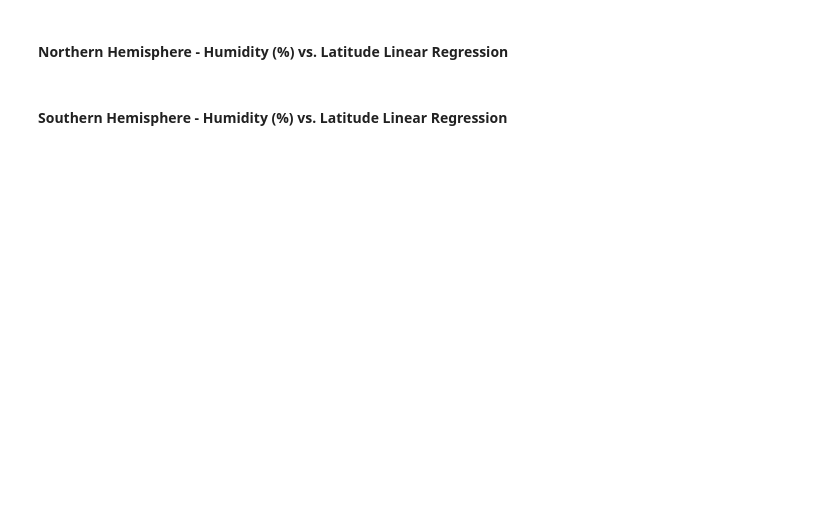
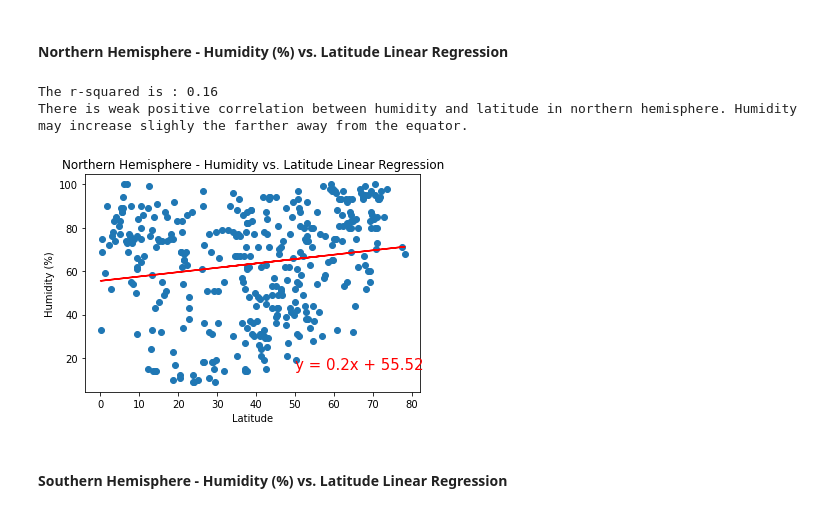
Before and after one commit to Tman2111/api_homework, a Jupyter notebook: Instructions/starter_code/WeatherPy.ipynb, the cells around one changed output. Cells and saved outputs as stored; diff of their text form; code cells hidden in the pictures; blank space fills up the shorter version.

```diff
--- a/Instructions/starter_code/WeatherPy.ipynb
+++ b/Instructions/starter_code/WeatherPy.ipynb
@@ -384,4 +409,27 @@ The r-squared is : -0.88
 # %% [markdown]
 ####  Northern Hemisphere - Humidity (%) vs. Latitude Linear Regression
+# %%
+# Call an function #1
+equation = linear_regression(n_hemisphere["Lat"], n_hemisphere["Humidity"])
+
+# Call an function #2
+annotate(equation, 50, 15)
+
+# Set a title
+plt.title("Northern Hemisphere - Humidity vs. Latitude Linear Regression")
+
+# Set xlabel
+plt.xlabel("Latitude")
+
+# Set ylabel
+plt.ylabel("Humidity (%)")
+
+# Save the figure
+#plt.savefig("../Images/Northern Hemisphere - Humidity vs. Latitude Linear Regression.png")
+print("There is weak positive correlation between humidity and latitude in northern hemisphere. Humidity may increase slighly the farther away from the equator.")
+# %% [output]
+The r-squared is : 0.16
+There is weak positive correlation between humidity and latitude in northern hemisphere. Humidity may increase slighly the farther away from the equator.
+[figure, added]
 # %% [markdown]
 ####  Southern Hemisphere - Humidity (%) vs. Latitude Linear Regression
```
Also changed, not shown: parts of 7 cells of this notebook, 10 other files.
